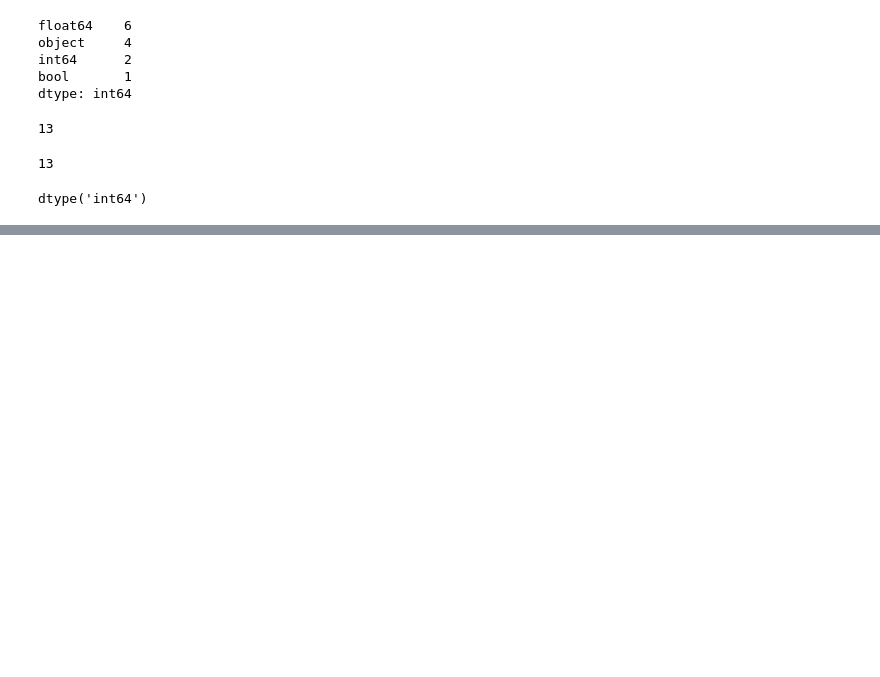
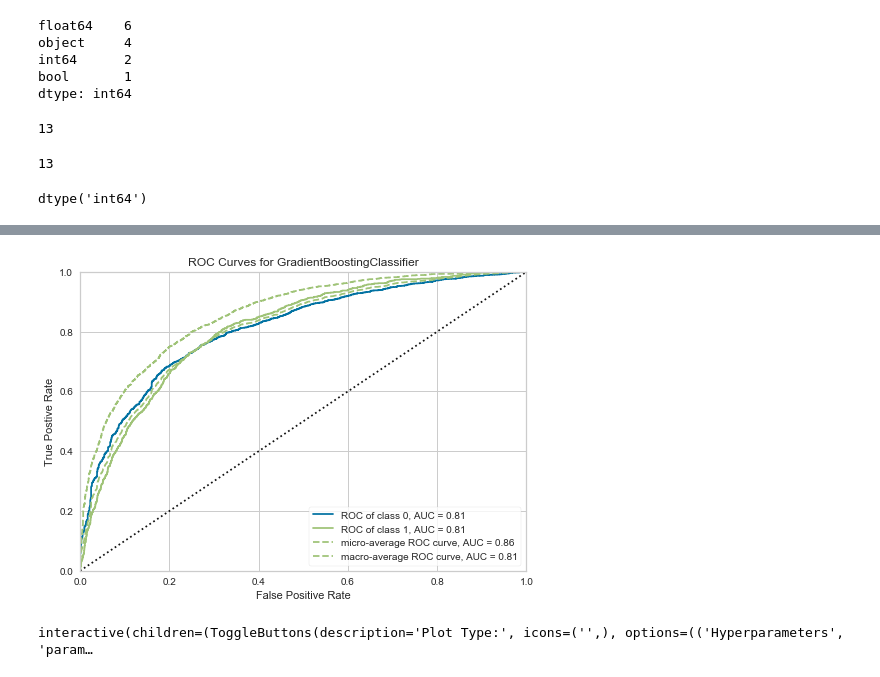
Before and after one commit to ksurasura/DS-Projects, a Jupyter notebook: Take-Home Challenge - Ultimate Technologies Inc.ipynb, the cells around one changed output, grey strips where cells are left out. Cells and saved outputs as stored; diff of their text form; code cells hidden in the pictures; blank space fills up the shorter version.

```diff
--- a/Take-Home Challenge - Ultimate Technologies Inc.ipynb
+++ b/Take-Home Challenge - Ultimate Technologies Inc.ipynb
@@ -287,0 +361,8 @@ NameError: name 'traceback' is not defined
+# %%
+plot_model(GBC)
+# %% [output]
+[figure, added]
+# %%
+evaluate_model(GBC)
+# %% [output]
+interactive(children=(ToggleButtons(description='Plot Type:', icons=('',), options=(('Hyperparameters', 'param…
```
Also changed, not shown: parts of 9 cells of this notebook.
